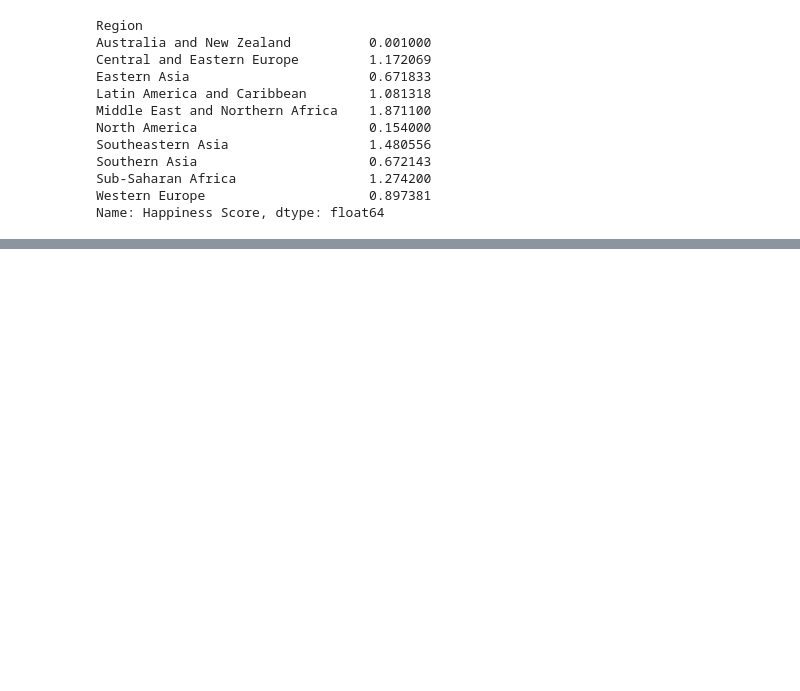
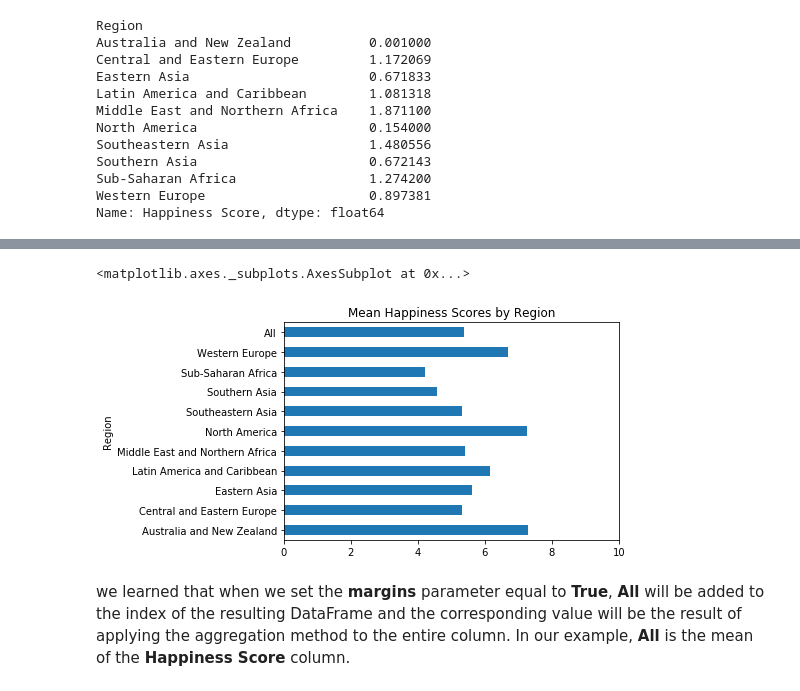
Before and after one commit to rhnyewale/Data-Cleaning-and-Analysis, a Jupyter notebook: Data Cleaning and Analysis.ipynb, the cells around one changed output, grey strips where cells are left out. Drawn from its saved outputs; the diff is of its cells as text; code cells hidden in the pictures; blank space fills up the shorter version.

```diff
--- a/Data Cleaning and Analysis.ipynb
+++ b/Data Cleaning and Analysis.ipynb
@@ -285,0 +329,9 @@ Name: Happiness Score, dtype: float64
+# %%
+pv_happiness = happiness2015.pivot_table(values='Happiness Score', index='Region', aggfunc=np.mean, margins=True)
+# %%
+pv_happiness.plot(kind='barh', xlim=(0,10), title='Mean Happiness Scores by Region', legend=False)
+# %% [output]
+<matplotlib.axes._subplots.AxesSubplot at 0x...>
+[figure, added]
+# %% [markdown]
+we learned that when we set the **margins** parameter equal to **True**, **All** will be added to the index of the resulting DataFrame and the corresponding value will be the result of applying the aggregation method to the entire column. In our example, **All** is the mean of the **Happiness Score** column.
```
Also changed, not shown: parts of 15 cells of this notebook.
